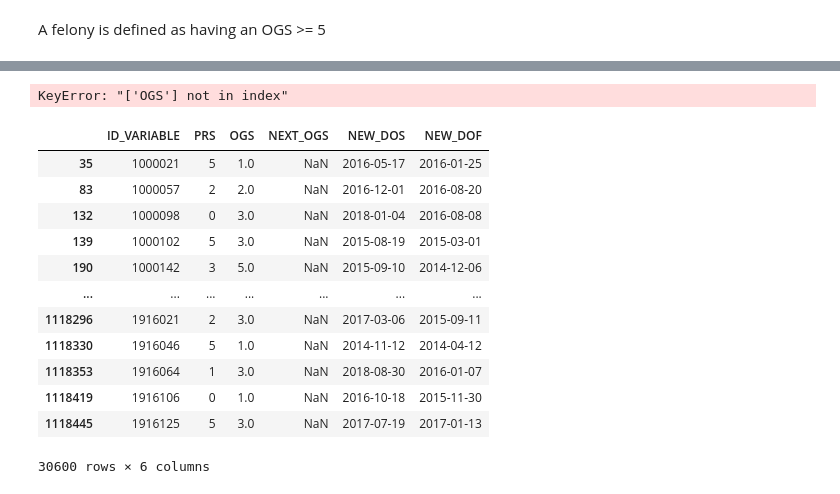
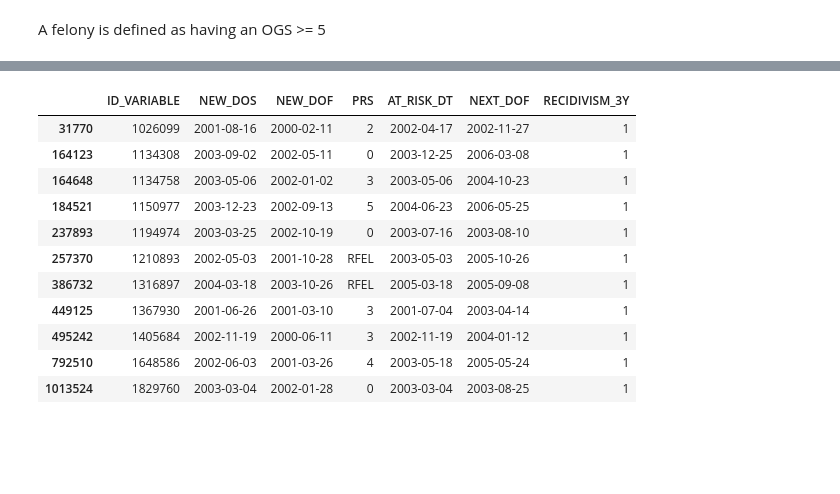
Before and after one commit to aud-z/PA_sentencing, a Jupyter notebook: initial_analyses.ipynb, the cells around one changed output, grey strips where cells are left out. Saved outputs shown, nothing was run; the diff lists cells and outputs as text; code cells hidden in the pictures; blank space fills up the shorter version.

```diff
--- a/initial_analyses.ipynb
+++ b/initial_analyses.ipynb
@@ -198,4 +331,4 @@ plt.show()
 # %% [markdown]
 A felony is defined as having an OGS >= 5
 # %%
-ogs = offense_df.groupby(by=['ID_VARIABLE', 'DOF'])['OGS'].max()
+ogs = offense_df.groupby(by=['ID_VARIABLE', 'DOS']).agg({'DOF': 'min', 'OGS': 'max'})
@@ -216,23 +335,24 @@ ogs = offense_df.groupby(by=['ID_VARIABLE', 'DOF'])['OGS'].max()
 # %%
 # get OGS score of by ID_VARIABLE and DOF for each individual
-
-ogs_df = offense_df[['ID_VARIABLE', 'DOS', 'DOF', 'OGS']].groupby(by=['ID_VARIABLE', 'JPR_ID']).agg({'DOS': 'min', 'DOF': 'min', 'OGS': 'max'})
+ogs = ogs.reset_index().groupby(by=['ID_VARIABLE', 'DOF'])['OGS'].max()
-# %% [output]
-KeyError: "['OGS'] not in index"
+# %%
+ogs = ogs.reset_index().rename(columns={'DOF': 'NEXT_DOF', 'OGS': 'NEXT_OGS'})
+# %%
+# combine with recidivism dataset
+recidivism_df = pd.merge(recidivism_df, ogs, left_on=['ID_VARIABLE', 'NEXT_DOF'], right_on=['ID_VARIABLE', 'DOF'], how='left')
 # %%
-# check that shift() worked properly
-recidivism_df[(recidivism_df['RECIDIVISM_3Y']==1) & (recidivism_df['NEXT_OGS'].isna())][['ID_VARIABLE', 'PRS', 'OGS', 'NEXT_OGS', 'NEW_DOS', 'NEW_DOF']]
+# check that files merged correctly
+recidivism_df[(recidivism_df['RECIDIVISM_3Y']==1) & (recidivism_df['NEXT_OGS'].isna())][['ID_VARIABLE', 'NEW_DOS', 'NEW_DOF', 'PRS', 'AT_RISK_DT', 'NEXT_DOF', 'RECIDIVISM_3Y']]
 # %% [output]
-|  | ID_VARIABLE | PRS | OGS | NEXT_OGS | NEW_DOS | NEW_DOF |
-| 35 | 1000021 | 5 | 1.0 | NaN | 2016-05-17 | 2016-01-25 |
-| 83 | 1000057 | 2 | 2.0 | NaN | 2016-12-01 | 2016-08-20 |
-| 132 | 1000098 | 0 | 3.0 | NaN | 2018-01-04 | 2016-08-08 |
-| 139 | 1000102 | 5 | 3.0 | NaN | 2015-08-19 | 2015-03-01 |
-| 190 | 1000142 | 3 | 5.0 | NaN | 2015-09-10 | 2014-12-06 |
-| ... | ... | ... | ... | ... | ... | ... |
-| 1118296 | 1916021 | 2 | 3.0 | NaN | 2017-03-06 | 2015-09-11 |
-| 1118330 | 1916046 | 5 | 1.0 | NaN | 2014-11-12 | 2014-04-12 |
-| 1118353 | 1916064 | 1 | 3.0 | NaN | 2018-08-30 | 2016-01-07 |
-| 1118419 | 1916106 | 0 | 1.0 | NaN | 2016-10-18 | 2015-11-30 |
-| 1118445 | 1916125 | 5 | 3.0 | NaN | 2017-07-19 | 2017-01-13 |
+|  | ID_VARIABLE | NEW_DOS | NEW_DOF | PRS | AT_RISK_DT | NEXT_DOF | RECIDIVISM_3Y |
+| 31770 | 1026099 | 2001-08-16 | 2000-02-11 | 2 | 2002-04-17 | 2002-11-27 | 1 |
+| 164123 | 1134308 | 2003-09-02 | 2002-05-11 | 0 | 2003-12-25 | 2006-03-08 | 1 |
+| 164648 | 1134758 | 2003-05-06 | 2002-01-02 | 3 | 2003-05-06 | 2004-10-23 | 1 |
+| 184521 | 1150977 | 2003-12-23 | 2002-09-13 | 5 | 2004-06-23 | 2006-05-25 | 1 |
+| 237893 | 1194974 | 2003-03-25 | 2002-10-19 | 0 | 2003-07-16 | 2003-08-10 | 1 |
+| 257370 | 1210893 | 2002-05-03 | 2001-10-28 | RFEL | 2003-05-03 | 2005-10-26 | 1 |
+| 386732 | 1316897 | 2004-03-18 | 2003-10-26 | RFEL | 2005-03-18 | 2005-09-08 | 1 |
+| 449125 | 1367930 | 2001-06-26 | 2001-03-10 | 3 | 2001-07-04 | 2003-04-14 | 1 |
+| 495242 | 1405684 | 2002-11-19 | 2000-06-11 | 3 | 2002-11-19 | 2004-01-12 | 1 |
+| 792510 | 1648586 | 2002-06-03 | 2001-03-26 | 4 | 2003-05-18 | 2005-05-24 | 1 |
+| 1013524 | 1829760 | 2003-03-04 | 2002-01-28 | 0 | 2003-03-04 | 2003-08-25 | 1 |
-30600 rows × 6 columns
```
Also changed, not shown: parts of 81 cells of this notebook.
